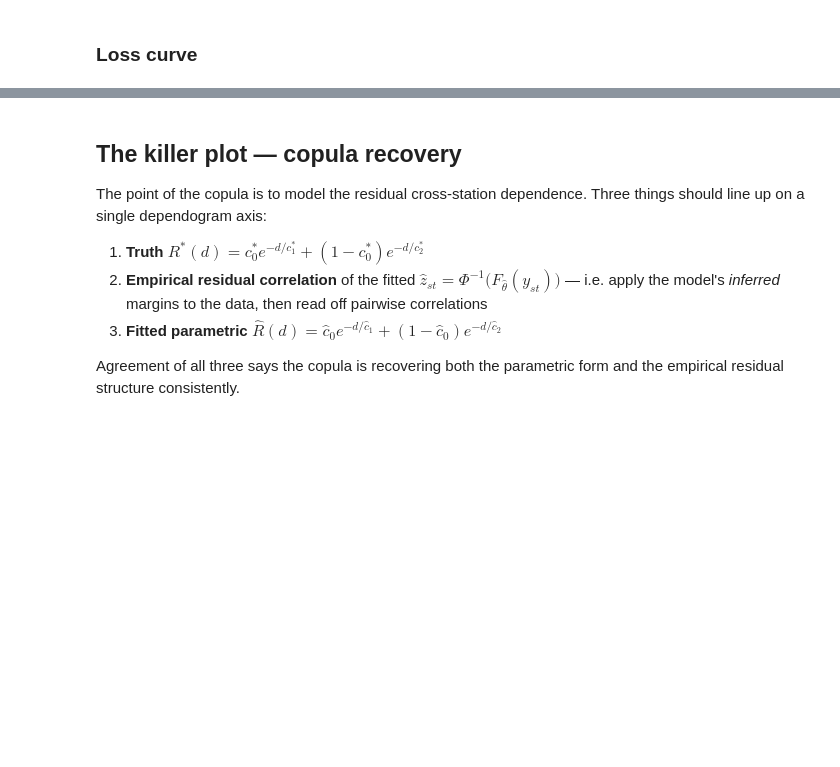
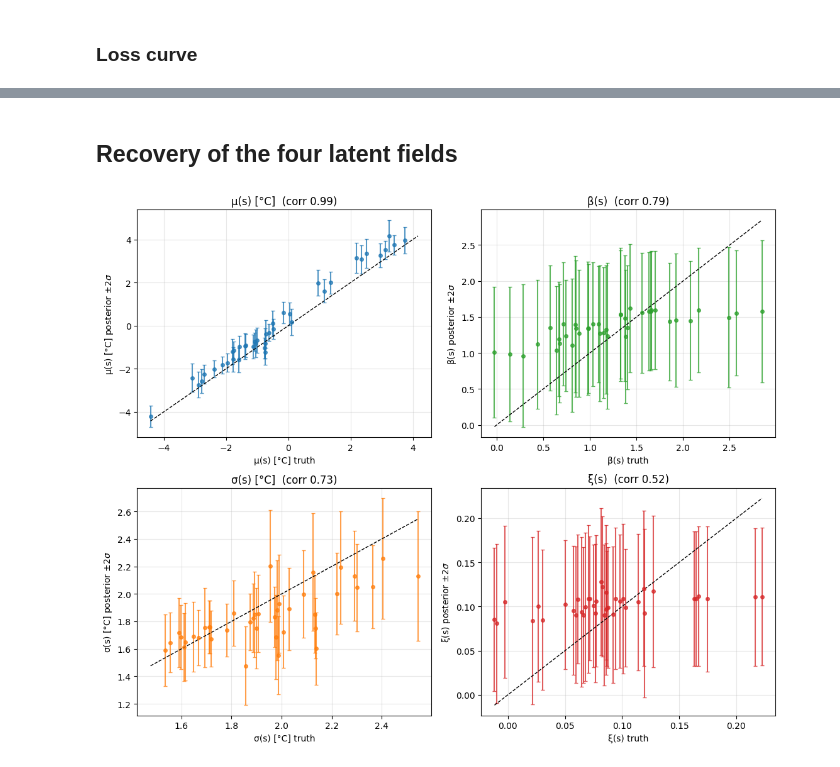
Before and after one commit to jejjohnson/research_notebook, a Jupyter notebook: projects/gaussian_processes/notebooks/13_applied/spatial_extremes/04_spain_copula.ipynb, the cells around one changed output, grey strips where cells are left out. Cells and saved outputs as stored; diff of their text form; code cells hidden in the pictures; blank space fills up the shorter version.

```diff
--- a/projects/gaussian_processes/notebooks/13_applied/spatial_extremes/04_spain_copula.ipynb
+++ b/projects/gaussian_processes/notebooks/13_applied/spatial_extremes/04_spain_copula.ipynb
@@ -724,10 +335,34 @@ plt.show()
-# %% [markdown]
-## The killer plot — copula recovery
-
-The point of the copula is to model the residual cross-station dependence. Three things should line up on a single dependogram axis:
-
-1. **Truth** $R^*(d) = c_0^* e^{-d/c_1^*} + (1-c_0^*) e^{-d/c_2^*}$
-2. **Empirical residual correlation** of the fitted $\hat z_{st} = \Phi^{-1}\bigl(F_{\hat\theta}(y_{st})\bigr)$ — i.e. apply the model's *inferred* margins to the data, then read off pairwise correlations
-3. **Fitted parametric** $\hat R(d) = \hat c_0 e^{-d/\hat c_1} + (1-\hat c_0) e^{-d/\hat c_2}$
-
-Agreement of all three says the copula is recovering both the parametric form and the empirical residual structure consistently.
+# %% [markdown]
+## Recovery of the four latent fields
+# %%
+mu_mean = post["mu_field"].mean(0)
+beta_mean = post["beta_field"].mean(0)
+sig_mean = post["sigma_field"].mean(0)
+xi_mean = post["xi_field"].mean(0)
+
+
+def _corr(a, b):
+    return float(np.corrcoef(np.asarray(a), np.asarray(b))[0, 1])
+
+
+fields = [
+    ("μ(s) [°C]", mu_mean, post["mu_field"].std(0), mu_truth, "C0"),
+    ("β(s)", beta_mean, post["beta_field"].std(0), beta_truth, "C2"),
+    ("σ(s) [°C]", sig_mean, post["sigma_field"].std(0), sigma_truth, "C1"),
+    ("ξ(s)", xi_mean, post["xi_field"].std(0), xi_truth, "C3"),
+]
+fig, axes = plt.subplots(2, 2, figsize=(11, 9))
+for ax, (name, fit, sd, truth, c) in zip(axes.flat, fields, strict=True):
+    ax.errorbar(np.asarray(truth), np.asarray(fit), yerr=2 * np.asarray(sd),
+                fmt="o", color=c, ms=4, alpha=0.75, capsize=2)
+    lo = float(min(np.min(truth), np.min(fit)))
+    hi = float(max(np.max(truth), np.max(fit)))
+    ax.plot([lo, hi], [lo, hi], "k--", lw=1)
+    ax.set_xlabel(f"{name} truth")
+    ax.set_ylabel(rf"{name} posterior $\pm 2\sigma$")
+    ax.set_title(f"{name}  (corr {_corr(fit, truth):.2f})")
+    ax.grid(alpha=0.3)
+plt.tight_layout()
+plt.show()
+# %% [output]
+[figure, added]
```
Also changed, not shown: parts of 54 cells of this notebook.
